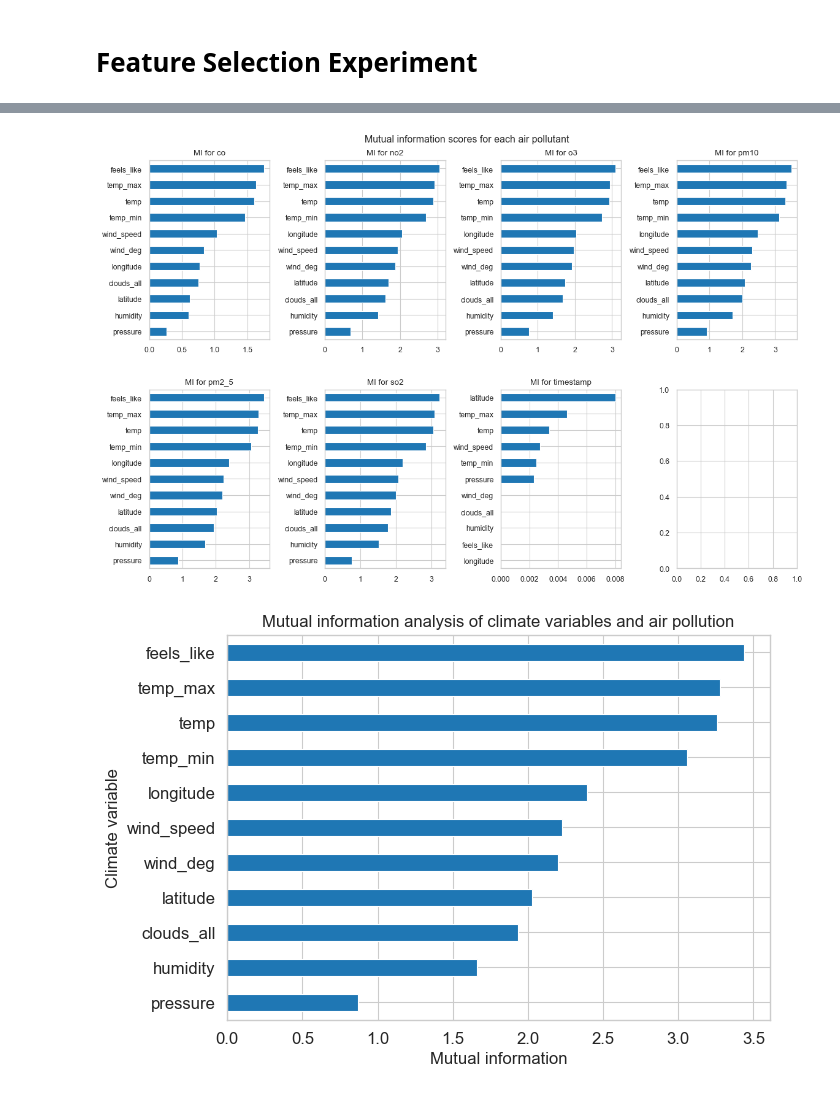
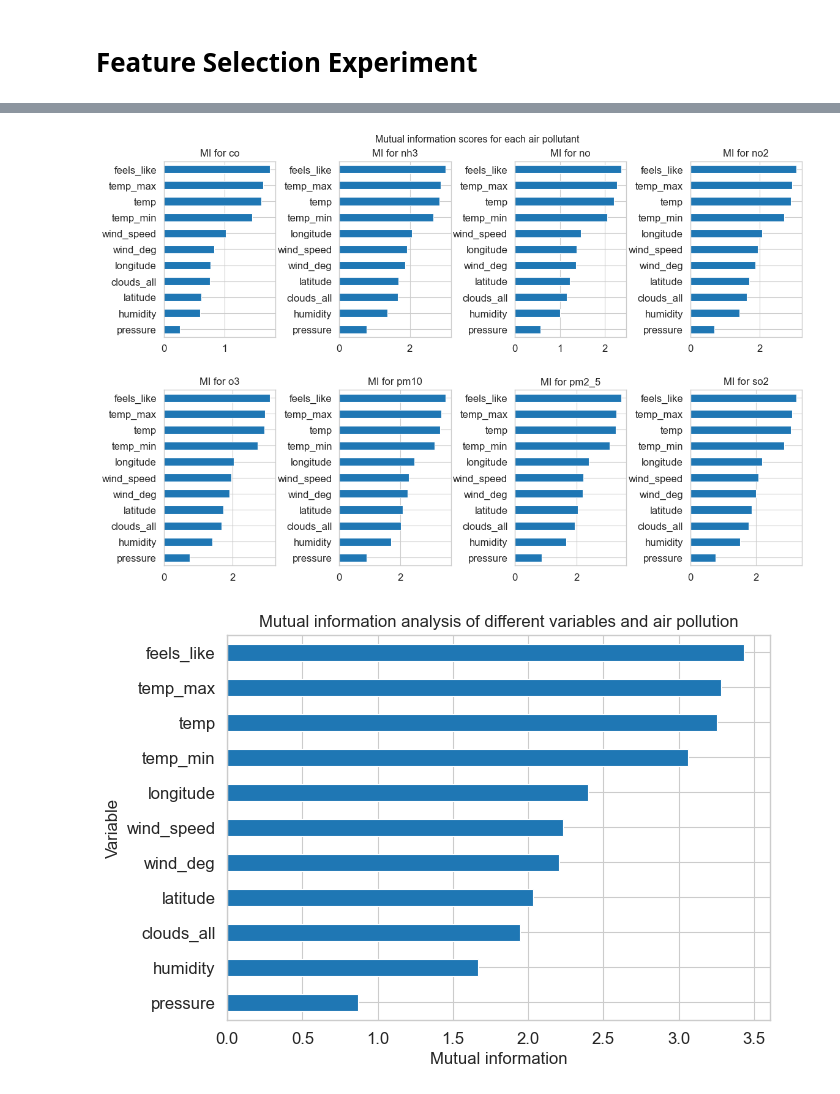
Before and after one commit to baon6052/gp_air_pollution, a Jupyter notebook: analysis/feature_selection.ipynb, the cells around one changed output, grey strips where cells are left out. Drawn from its saved outputs; the diff is of its cells as text; code cells hidden in the pictures.

```diff
--- a/analysis/feature_selection.ipynb
+++ b/analysis/feature_selection.ipynb
@@ -13,7 +13,6 @@ df_pollutants = pd.read_csv('../data/cached_air_pollution_data.csv')
 df_climate = pd.read_csv('../data/cached_openweather_data.csv')
 # %%
 df_combined = df_climate.join(df_pollutants.set_index(['latitude', 'longitude']), on=['latitude', 'longitude'], how='left')
-df_combined = df_combined.loc[:, df_combined.columns.difference(['no', 'nh3'])]
 # %%
 df_combined
 # %% [output]
@@ -66,20 +65,20 @@ plt.savefig('../figs/heatmap.png', bbox_inches='tight')
 # %%
 fig, axs = plt.subplots(nrows=2, ncols=4, figsize=(12, 8))
 fig.tight_layout(pad=4.0)
 
 axs = axs.flatten()
 
-for i, target in enumerate(df_pollutants.columns.difference(['no', 'nh3', 'latitude', 'longitude'])):
+for i, target in enumerate(df_pollutants.columns.difference(['timestamp','latitude', 'longitude'])):
 	mi = mutual_info_regression(df_combined[df_climate.columns], df_combined[target])
 	mutual_info = pd.Series(mi)
 	mutual_info.index = df_climate.columns
 
 	mutual_info.sort_values().plot.barh(title=f"MI for {target}", ax=axs[i])
 fig.suptitle('Mutual information scores for each air pollutant')
 fig.savefig('../figs/mutual_info.pdf')
 fig.savefig('../figs/mutual_info.png')
 # %% [output]
-[figure, old version]
+[figure, new version]
 # %%
 climate_variables = [
     "feels_like",
@@ -106,4 +105,4 @@ ax.set_title("Mutual information analysis of different variables and air polluti
 plt.savefig("../figs/pm2_5_mi.pdf", bbox_inches='tight')
 plt.savefig("../figs/pm2_5_mi.png", bbox_inches='tight')
 # %% [output]
-[figure, old version]
+[figure, new version]
```
Also changed, not shown: parts of 4 cells of this notebook, 27 other files.
